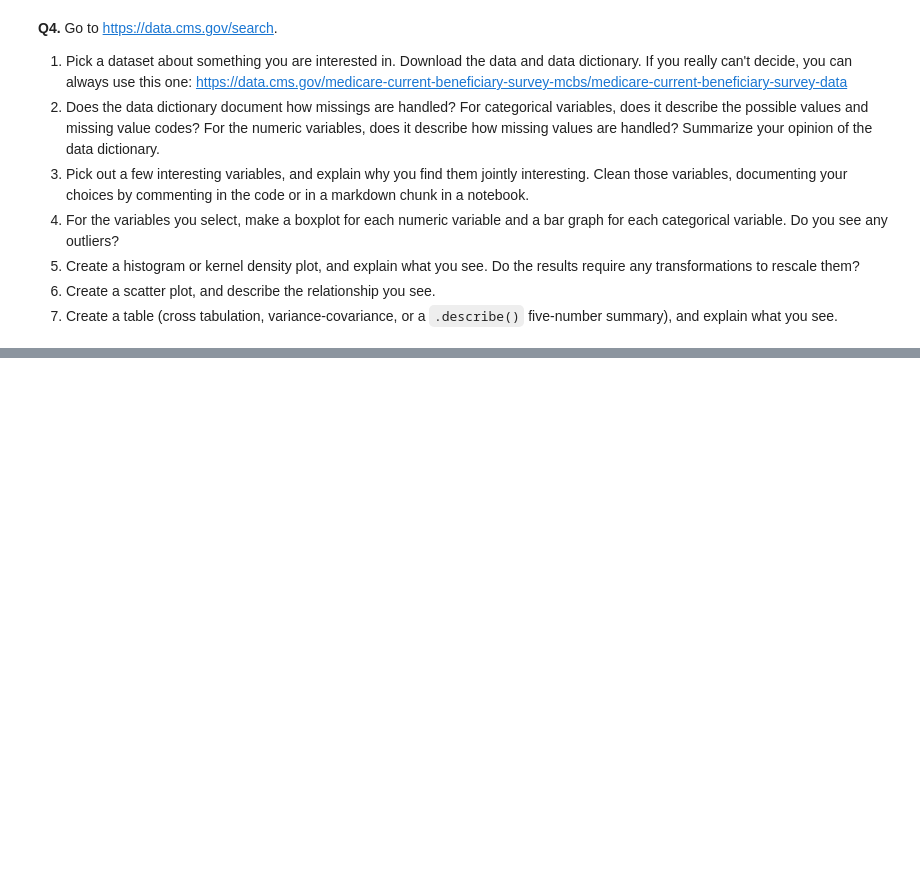
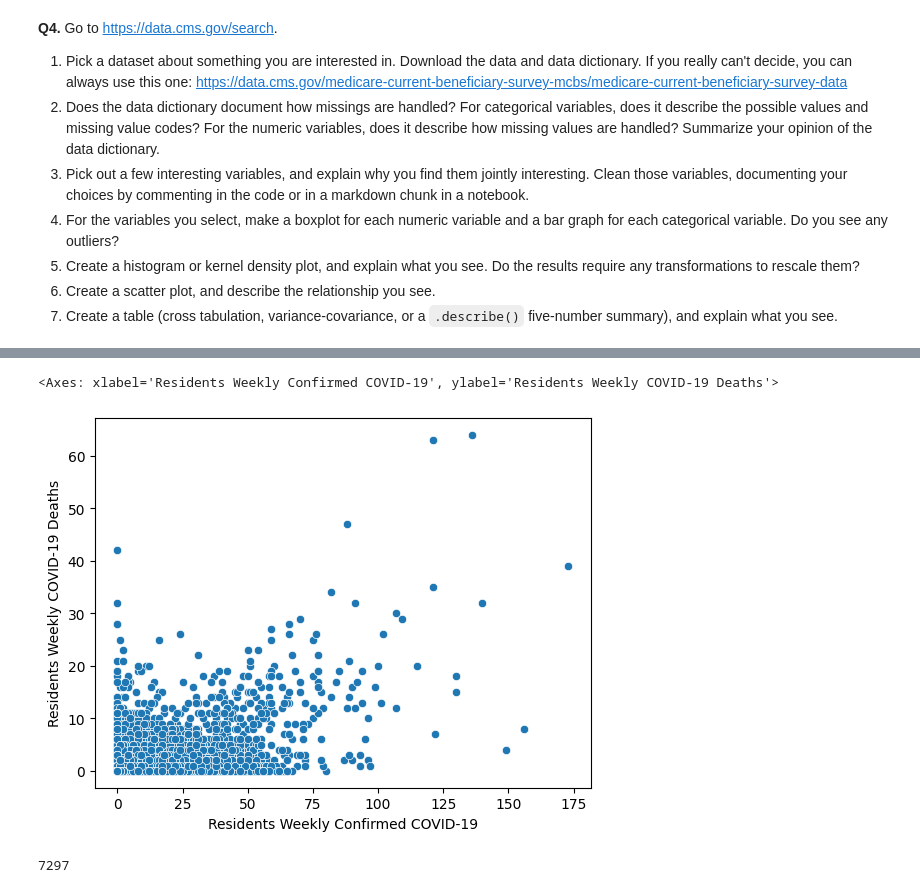
Before and after one commit to ettyang/visualization, a Jupyter notebook: assignment/assignment.ipynb, the cells around one changed output, grey strips where cells are left out. Cells and saved outputs as stored; diff of their text form; code cells hidden in the pictures; blank space fills up the shorter version.

```diff
--- a/assignment/assignment.ipynb
+++ b/assignment/assignment.ipynb
@@ -253,0 +319,15 @@ df = pd.read_csv(df = pd.read_csv('./visualization/assignment/data/college_compl
+# %%
+sns.scatterplot(data = df, x = 'Residents Weekly Confirmed COVID-19', y = 'Residents Weekly COVID-19 Deaths')
+# shows that there's a slightly positive relationship between amount of weekly deaths and weekly cases
+# but there are many weeks where the number of resident deaths are greater than the number amount of confirmed cases
+# this could mean a lot of things
+  #1 the provider switched the values during input
+  #2 weekly deaths also involves 'suspected' covid-19 cases, which might've been more than 'confirmed' cases
+# %% [output]
+<Axes: xlabel='Residents Weekly Confirmed COVID-19', ylabel='Residents Weekly COVID-19 Deaths'>
+[figure, added]
+# %%
+df1 = df[cases<deaths]
+print(len(df1)) #7297 times when weekly covid deaths were more than weekly covid cases
+# %% [output]
+7297
```
Also changed, not shown: parts of 10 cells of this notebook.
